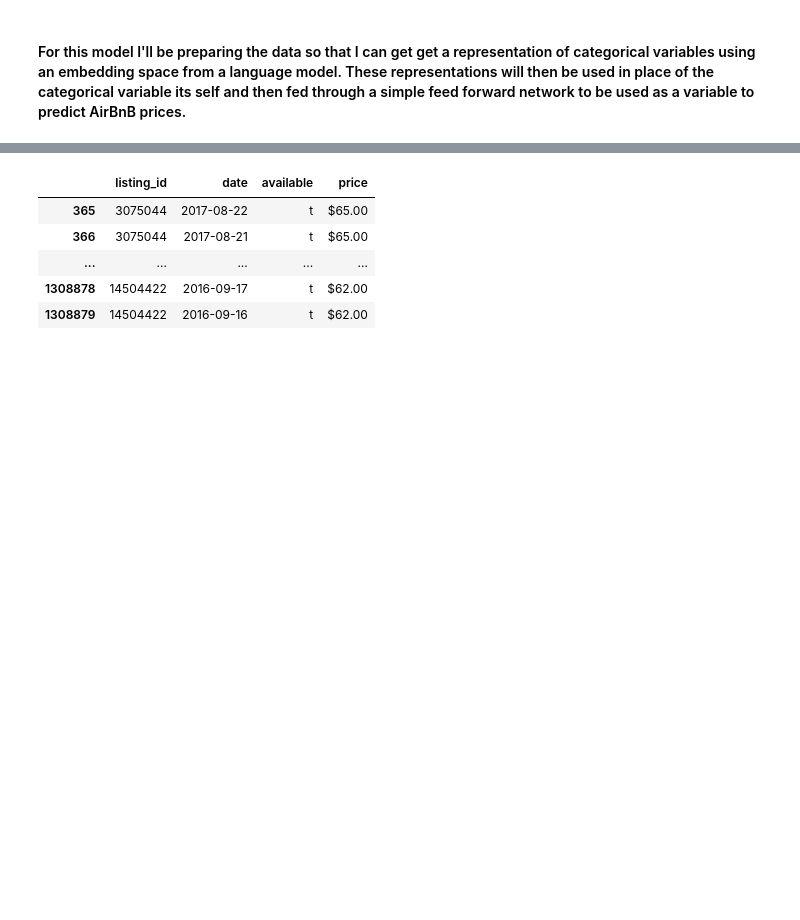
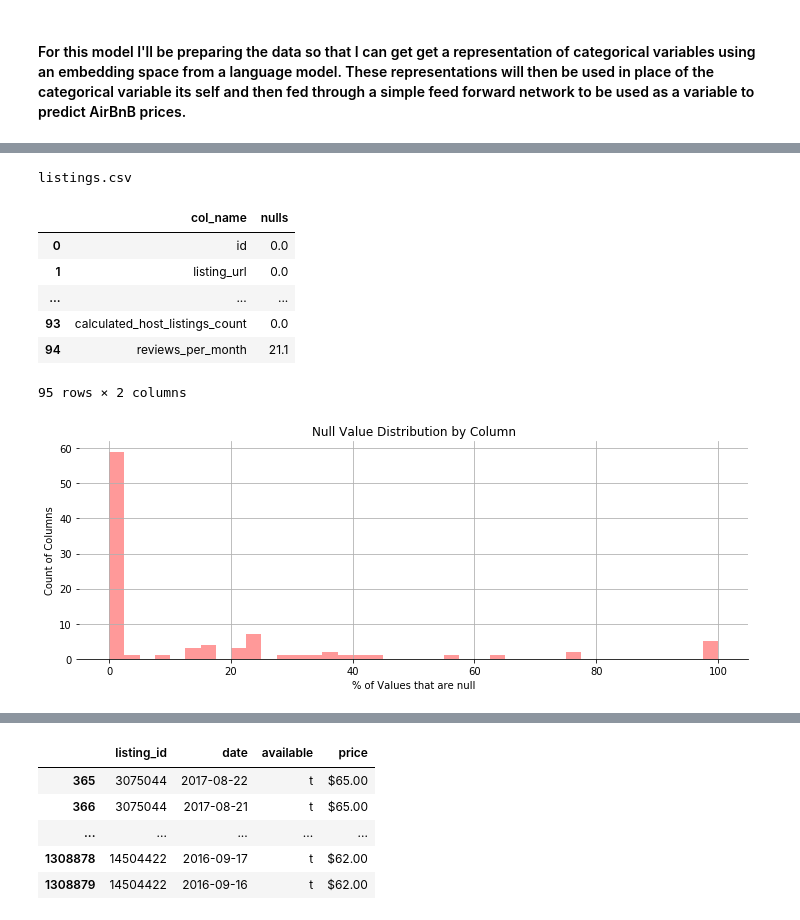
Before and after one commit to BradEvanDavis/time-series, a Jupyter notebook: AirBnB-price-prediction.ipynb, the cells around one changed output, grey strips where cells are left out. Saved outputs shown, nothing was run; the diff lists cells and outputs as text; code cells hidden in the pictures; blank space fills up the shorter version.

```diff
--- a/AirBnB-price-prediction.ipynb
+++ b/AirBnB-price-prediction.ipynb
@@ -16,15 +19,10 @@ pd.set_option('display.max_rows',5)
 #  Load data tables, making sure that listing_id is the same data
 #  type across all three tables
 
-cal = pd.read_csv('calendar.csv', dtype={'listing_id':str})
+cal = pd.read_csv('boston/calendar.csv', dtype={'listing_id':str})
 
-listings = pd.read_csv('listings.csv',dtype={'id':str, 'host_id': str, 'availability_30':np.int32,
+listings = pd.read_csv('boston/listings.csv',dtype={'id':str, 'host_id': str, 'availability_30':np.int32,
                                              'availability_60':np.int32, 'availability_90':np.int32,
                                              'availability_365':np.int32}, parse_dates=True)
 
-reviews = pd.read_csv('reviews.csv', dtype={'listing_id':str}, parse_dates=True)
+reviews = pd.read_csv('boston/reviews.csv', dtype={'listing_id':str}, parse_dates=True)
-# %%
-# percent of total values with null values
-
-temp = round((listings.isnull().sum() / listings.shape[0])*100,1)
-list(zip(list(listings.columns), list(temp[temp > 0])))
@@ -49,5 +28,0 @@ list(zip(list(listings.columns), list(temp[temp > 0])))
-# %%
-
-
-temp = round((reviews.isnull().sum() / reviews.shape[0])*100,1)
-list(zip(list(reviews.columns), list(temp[temp > 0])))
@@ -56,3 +28,0 @@ list(zip(list(reviews.columns), list(temp[temp > 0])))
-# %%
-temp = round((cal.isnull().sum() / cal.shape[0])*100,1)
-list(zip(list(cal.columns), list(temp[temp > 0])))
@@ -60,0 +39,34 @@ list(zip(list(cal.columns), list(temp[temp > 0])))
+# %%
+title = 'Null Value Distribution by Column'
+y_label = 'Count of Columns'
+x_label = '% of Values that are null'
+
+def graph_nulls(df, table_title, title=title, y_label=y_label, x_label=x_label):
+
+    temp = list(zip(df.columns, round((df.isnull().sum() / df.shape[0])*100,1)))
+    index=[i for i in range(len(temp))]
+    df_temp=pd.DataFrame({'col_name':0, 'nulls':0}, index=index)
+    for num, (col, val) in enumerate(temp):
+        df_temp.iloc[num,0]=col
+        df_temp.iloc[num,1]=val
+
+    fig, ax1 = plt.subplots(1, 1, figsize=(12, 4))
+    df_temp.hist(bins=40, color='red', alpha=0.4, ax=ax1)
+    sns.despine(top=True, right=True, left=True)
+    ax1.set_title(title)
+    ax1.set_ylabel(y_label)
+    ax1.set_xlabel(x_label)
+    print(table_title)
+    return df_temp
+
+graph_nulls(listings, '\nlistings.csv')
+# %% [output]
+listings.csv
+|  | col_name | nulls |
+| 0 | id | 0.0 |
+| 1 | listing_url | 0.0 |
+| ... | ... | ... |
+| 93 | calculated_host_listings_count | 0.0 |
+| 94 | reviews_per_month | 21.1 |
+95 rows × 2 columns
+[figure, added]
```
Also changed, not shown: parts of 7 cells of this notebook.
